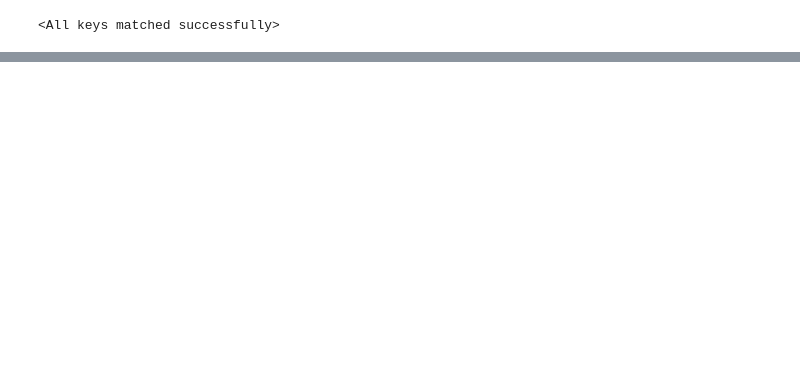
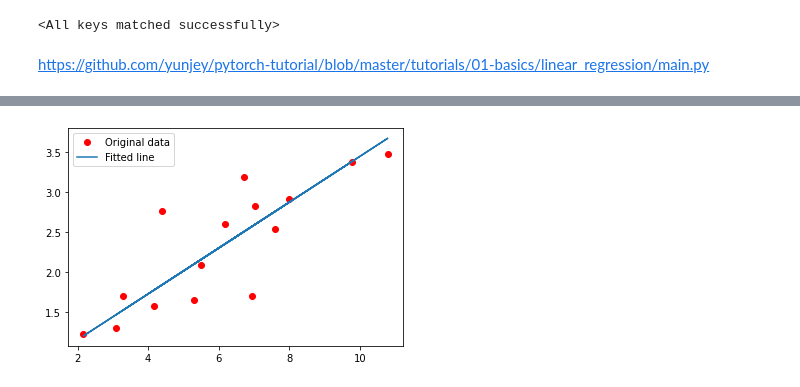
Before and after one commit to julichitai/learning_NN, a Jupyter notebook: mipt_[seminar]pytorch_basics.ipynb, the cells around one changed output, grey strips where cells are left out. Cells and saved outputs as stored; diff of their text form; code cells hidden in the pictures; blank space fills up the shorter version.

Commit message:
add implementation of linear models and simple NN

```diff
--- a/mipt_[seminar]pytorch_basics.ipynb
+++ b/mipt_[seminar]pytorch_basics.ipynb
@@ -1207,3 +1211,68 @@ torch.save(resnet.state_dict(), 'params.ckpt')
 resnet.load_state_dict(torch.load('params.ckpt'))
 # %% [output]
 <All keys matched successfully>
+# %% [markdown]
+https://github.com/yunjey/pytorch-tutorial/blob/master/tutorials/01-basics/linear_regression/main.py
+# %%
+# ================================================================== #
+#                      6. Linear regression                          #
+# ================================================================== #
+
+import torch
+import numpy as np
+from torch import nn
+import matplotlib.pyplot as plt
+
+
+# Hyper-parameters
+input_size = 1
+output_size = 1
+num_epochs = 60
+learning_rate = 0.001
+
+# Toy dataset
+x_train = np.array([[3.3], [4.4], [5.5], [6.71], [6.93], [4.168],
+                    [9.779], [6.182], [7.59], [2.167], [7.042],
+                    [10.791], [5.313], [7.997], [3.1]], dtype=np.float32)
+
+y_train = np.array([[1.7], [2.76], [2.09], [3.19], [1.694], [1.573],
+                    [3.366], [2.596], [2.53], [1.221], [2.827],
+                    [3.465], [1.65], [2.904], [1.3]], dtype=np.float32)
+
+# Linear regression model
+model = nn.Linear(input_size, output_size)
+
+# Loss and optimizer
+criterion = nn.MSELoss()
+optimizer = torch.optim.SGD(params=model.parameters(), lr=learning_rate)
+
+# Train the model
+for epoch in range(num_epochs):
+    # Convert numpy arrays to torch tensors
+    inputs = torch.from_numpy(x_train)
+    targets = torch.from_numpy(y_train)
+
+    # Forward pass
+    outputs = model(inputs)
+    loss = criterion(outputs, targets)
+
+    # Backward and optimize
+    optimizer.zero_grad()
+    loss.backward()
+    optimizer.step()
+
+    # log
+    if (epoch + 1) % 5 == 0:
+        print(f'Epoch [{epoch + 1}/{num_epochs}]. Loss {loss.item()}')
+
+
+# Plot the graph
+predicted = model(torch.from_numpy(x_train)).detach().numpy()
+plt.plot(x_train, y_train, 'ro', label='Original data')
+plt.plot(x_train, predicted, label='Fitted line')
+plt.legend()
+plt.show()
+
+# Save the model checkpoint
+torch.save(model.state_dict(), 'model.ckpt')
+# %% [output]
@@ -1209,0 +1291 @@ resnet.load_state_dict(torch.load('params.ckpt'))
+[figure, added]
```
Also changed, not shown: parts of 11 cells of this notebook.
